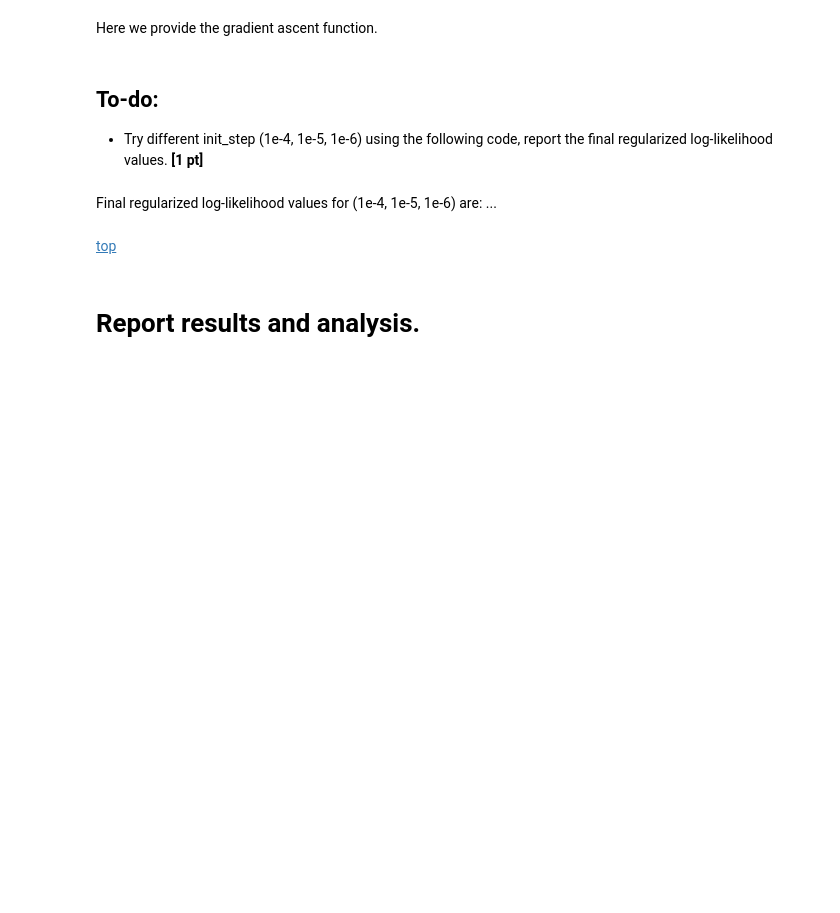
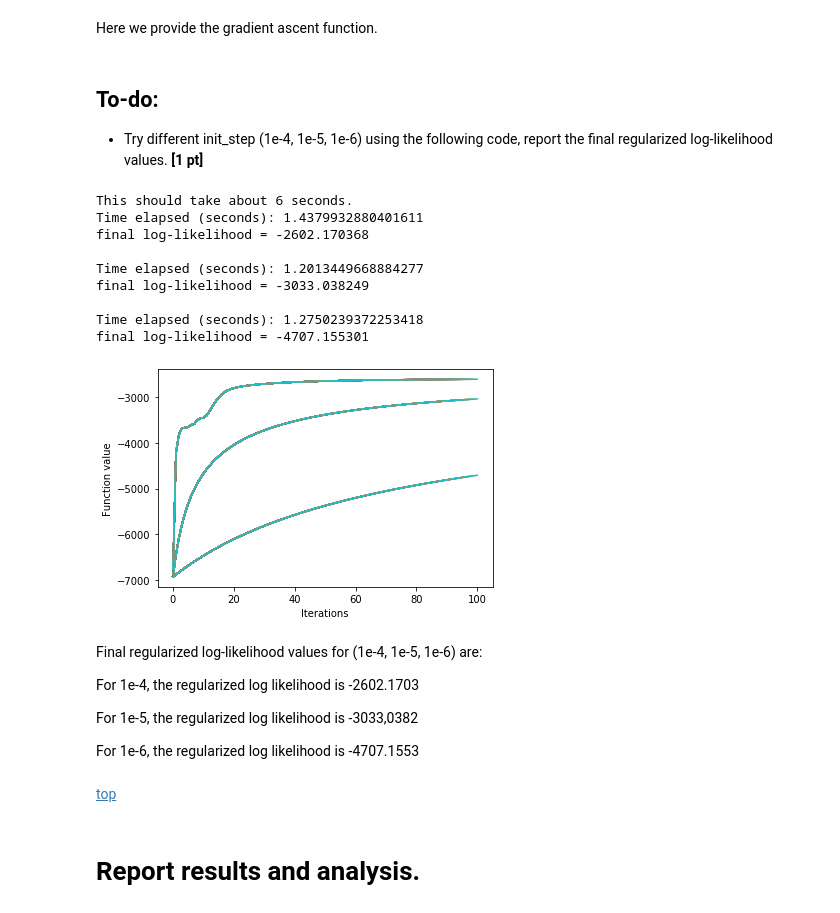
Before and after one commit to Elnifio/COMP562, a Jupyter notebook: Homework1/hw1-unsolved.ipynb, the cells around one changed output. Drawn from its saved outputs; the diff is of its cells as text; code cells hidden in the pictures; blank space fills up the shorter version.

```diff
--- a/Homework1/hw1-unsolved.ipynb
+++ b/Homework1/hw1-unsolved.ipynb
@@ -297,7 +307,7 @@ def loglikelihood(w, X, y, alpha):
     tmp = 1. + np.exp( -y * np.dot(X, w) )
     prob = 1./tmp
     X = X.T #X becomes a p*n matrix so the gradVal can be compute straight-forwardly.
-    gradVal = np.dot( ... , np.dot(X, w) )
+    gradVal = np.dot( X , y * prob * (tmp-1) )
     penalty = alpha/2.*np.sum(w[1:]**2)
     gradPenalty = -(alpha * w)
     gradPenalty[0] = 0;
@@ -389,14 +401,43 @@ def optimizeFn( init_step, iterations, alpha, w):
     f_val, update_w = gradient_ascent( g, w, init_step, iterations )
     return f_val, update_w
 # %%
-print 'This should take about 6 seconds.'
+print('This should take about 6 seconds.')
+step = [1e-4, 1e-5, 1e-6]
 start = time.time()
+# From Highest curve to Lowest Curve: 1e-4, 1e-5, 1e-6
 f_val, update_w=optimizeFn( init_step = 1e-4, iterations=100, alpha=0, w = w_init) #set init_step to 1e-4, 1e-5, 1e-6
 end = time.time()
-print 'Time elapsed (seconds):', end-start
-print 'final log-likelihood = %f\n' % (f_val)
+print('Time elapsed (seconds):', end-start)
+print('final log-likelihood = %f\n' % (f_val))
+start = end
+f_val, update_w=optimizeFn( init_step = 1e-5, iterations=100, alpha=0, w = w_init) #set init_step to 1e-4, 1e-5, 1e-6
+end = time.time()
+print('Time elapsed (seconds):', end-start)
+print('final log-likelihood = %f\n' % (f_val))
+start = end
+f_val, update_w=optimizeFn( init_step = 1e-6, iterations=100, alpha=0, w = w_init) #set init_step to 1e-4, 1e-5, 1e-6
+end = time.time()
+print('Time elapsed (seconds):', end-start)
+print('final log-likelihood = %f\n' % (f_val))
+# %% [output]
+This should take about 6 seconds.
+Time elapsed (seconds): 1.4379932880401611
+final log-likelihood = -2602.170368
+
+Time elapsed (seconds): 1.2013449668884277
+final log-likelihood = -3033.038249
+
+Time elapsed (seconds): 1.2750239372253418
+final log-likelihood = -4707.155301
+[figure, added]
 # %% [markdown]
-Final regularized log-likelihood values for (1e-4, 1e-5, 1e-6) are: ...
+Final regularized log-likelihood values for (1e-4, 1e-5, 1e-6) are:
+
+For 1e-4, the regularized log likelihood is -2602.1703
+
+For 1e-5, the regularized log likelihood is -3033,0382
+
+For 1e-6, the regularized log likelihood is -4707.1553
 # %% [markdown]
 <a href="#top_of_steps">top</a>
 # %% [markdown]
```
Also changed, not shown: parts of 15 cells of this notebook, 1 other file.
